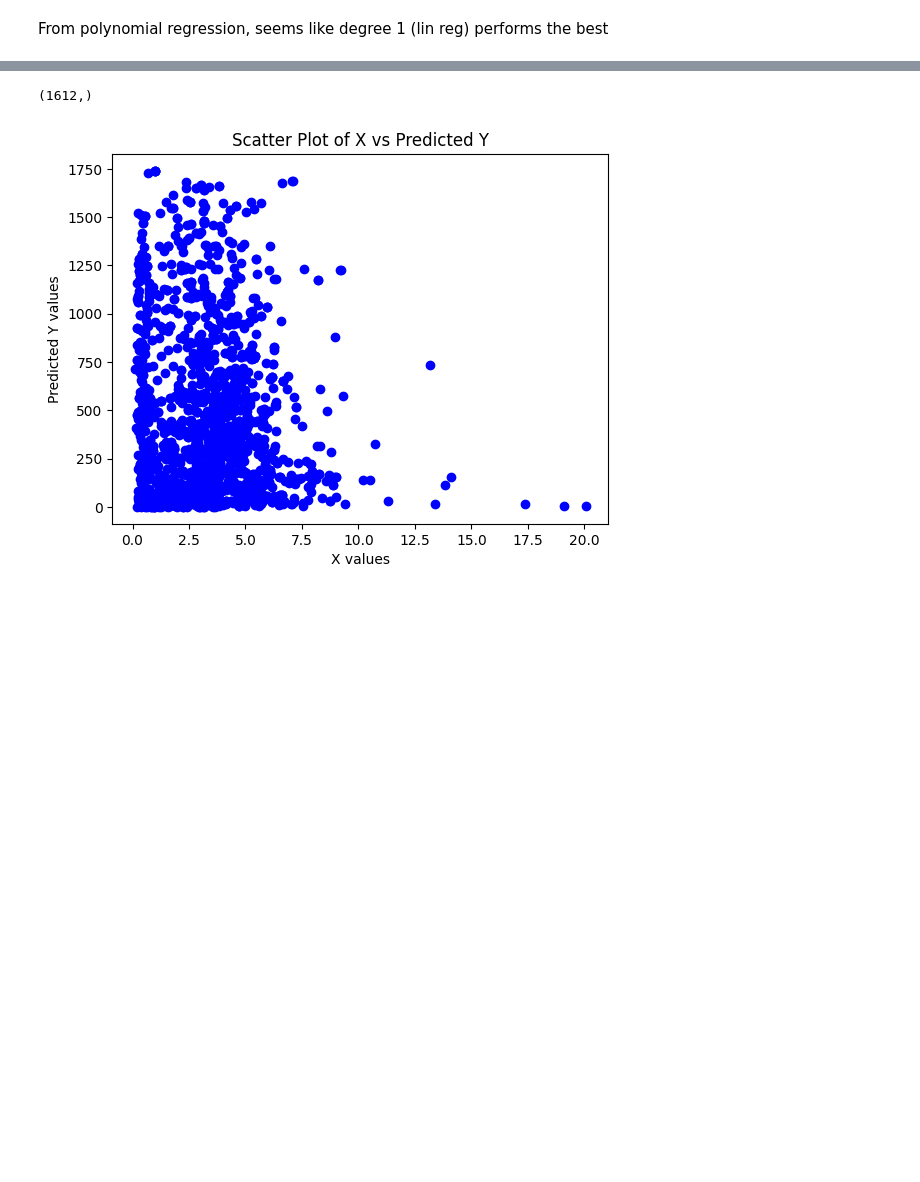
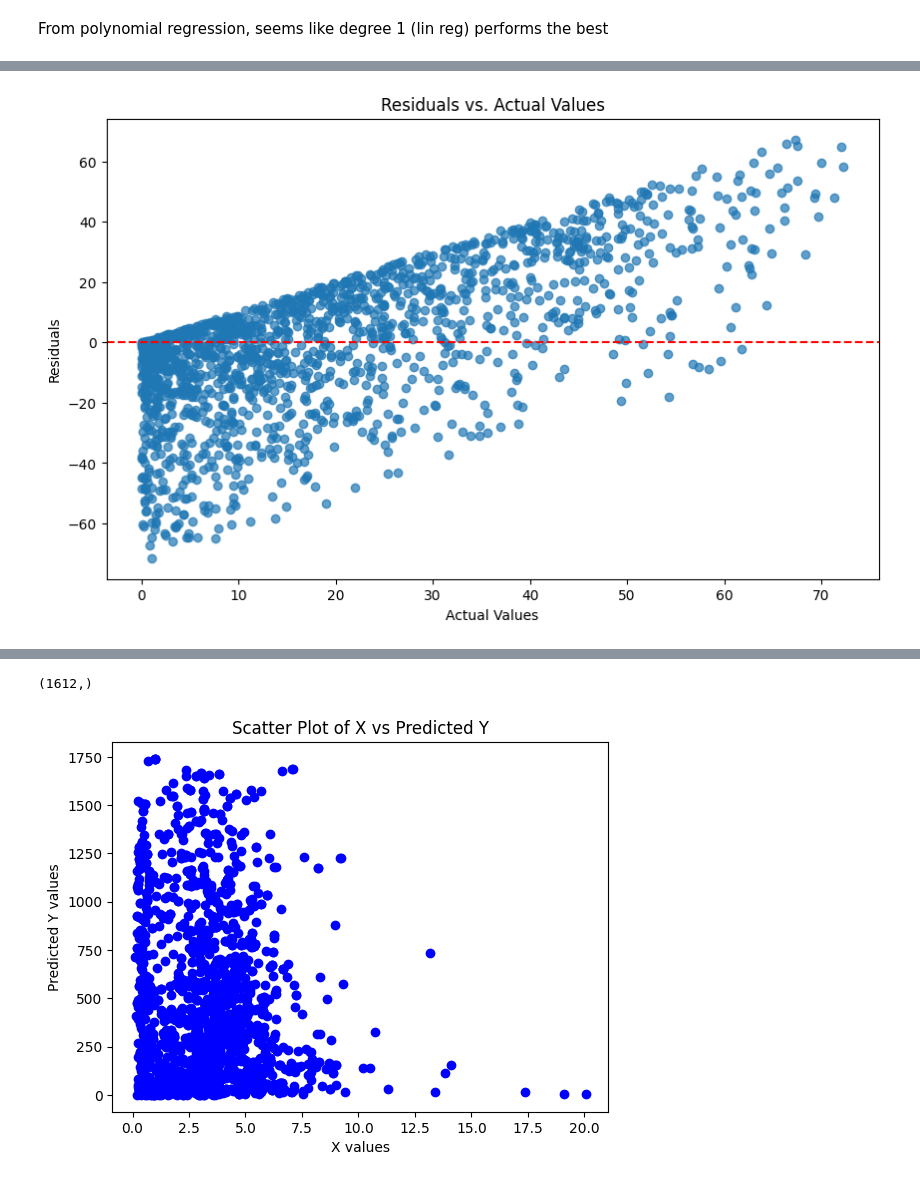
Before and after one commit to Mingtaros/CARES_Analytics, a Jupyter notebook: notebooks/Regression-DaysbetweenDeathandoperation.ipynb, the cells around one changed output, grey strips where cells are left out. Saved outputs shown, nothing was run; the diff lists cells and outputs as text; code cells hidden in the pictures; blank space fills up the shorter version.

```diff
--- a/notebooks/Regression-DaysbetweenDeathandoperation.ipynb
+++ b/notebooks/Regression-DaysbetweenDeathandoperation.ipynb
@@ -382,3 +575,13 @@ X_train.shape
+# %%
+plt.figure(figsize=(10, 6))
+plt.scatter(y_test, residuals, alpha=0.7)
+plt.axhline(y=0, color='r', linestyle='--')
+plt.xlabel('Actual Values')
+plt.ylabel('Residuals')
+plt.title('Residuals vs. Actual Values')
+plt.show()
+# %% [output]
+[figure, added]
 # %%
 # Define the models to evaluate
 models = {
```
Also changed, not shown: parts of 49 cells of this notebook.
